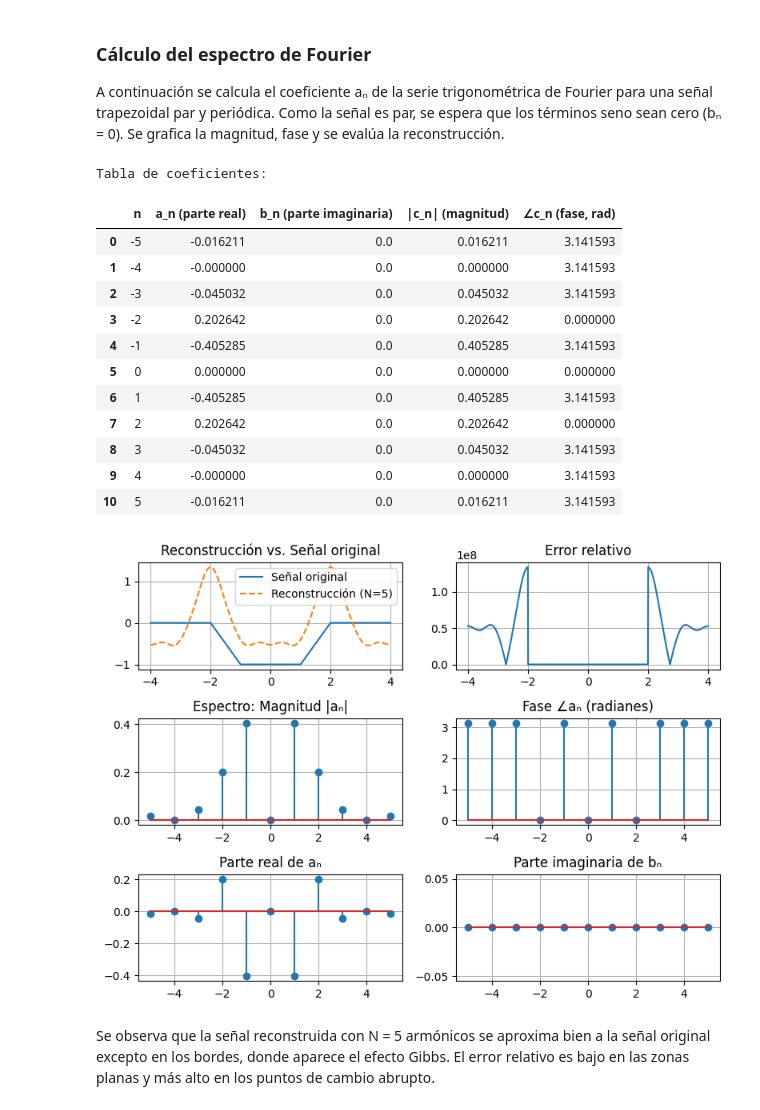
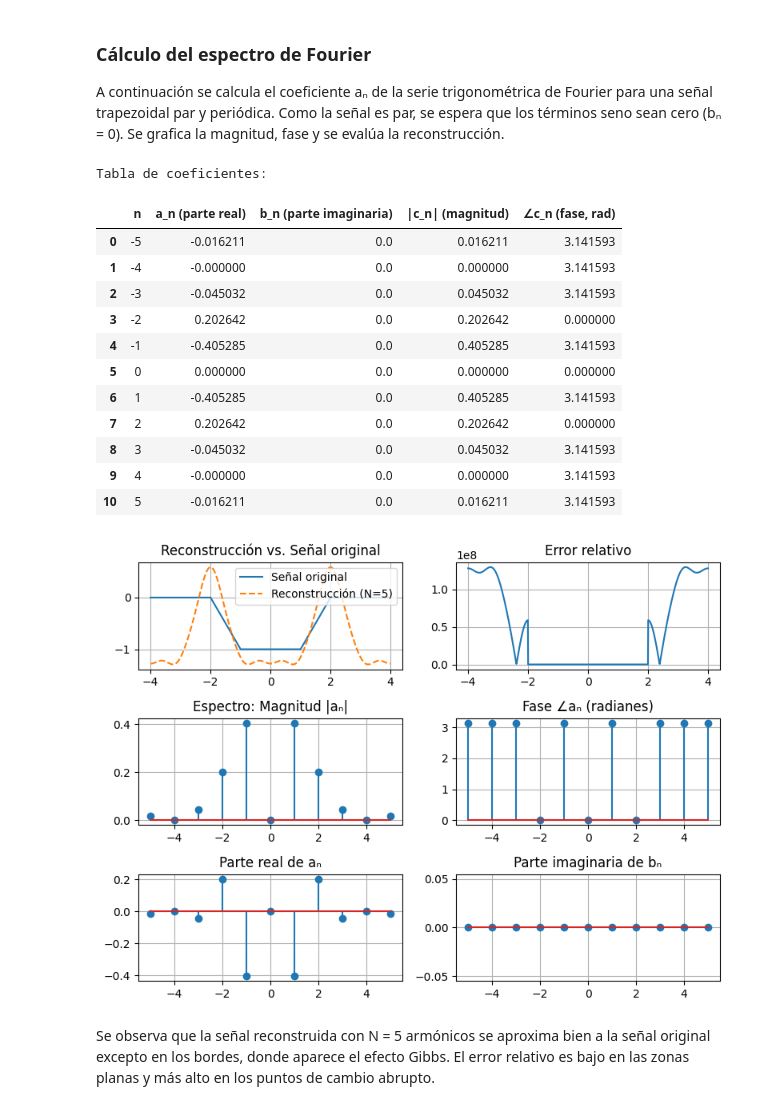
Before and after one commit to sofial47/senalesysistemas, a Jupyter notebook: cuaderno1parcialseñalesysistemas.ipynb, the cells around one changed output. Saved outputs shown, nothing was run; the diff lists cells and outputs as text; code cells hidden in the pictures.

```diff
--- a/cuaderno1parcialseñalesysistemas.ipynb
+++ b/cuaderno1parcialseñalesysistemas.ipynb
@@ -341,24 +341,26 @@ import matplotlib.pyplot as plt  # Librería para graficar
 import pandas as pd              # Librería para mostrar tabla de coeficientes
 
 # Parámetros de la señal trapezoidal
-A = 1         # Amplitud de la señal
+A = 1         # Amplitud de la señal; A es la altura absoluta de la señal en el tramo plano (va desde 0 hata -A Y asi) entonces le damos un valor "temporal"
 d1 = 1      # Extremo del tramo plano (interior)
-d2 = 2      # Extremo de las rampas (tramo inclinado)
-T = 2 * d2    # Periodo de la señal: desde -d2 a d2
+#en esta parte les damos valores a d1 y d2 para poder graficar (ya que sympy acepta los simbolos pero no me permite graficar, asi que tendria que dar muchas "vueltas"), siguiendo que 0<d1<d2;
+d2 = 2      # Extremo de las rampas (tramo inclinado); como aca estoy integrando por la parte trigonometrica solo se coge una "rampa" en este caso el lado derecho
+T = 2*d2   # Periodo de la señal: desde -d2 a d2; aca se cumple tf-ti=-d2-(d2)=2d2, ahi es donde se "activa" la grafica
 w0 = 2 * np.pi / T  # Frecuencia fundamental angular
 
 # Definición de los coeficientes a_n (solo cosenos porque la señal es par)
 def an(n):
     if n == 0:
-        return 0  # No hay componente DC ya que la señal es impar respecto a y=-A
-    factor = -4 * A / (T * (n * w0)**2 * (d2 - d1))  # Factor general
+       return 0  # No hay componente DC ya que la señal es impar respecto a y=-A
+    factor = -4 * A / (T * (n * w0)**2 * (d2 - d1))  # Factor general; se deduce a partir de la segunda derivada (segunda derivada suma de impulsos de Dirac y apalicando fourier nos da a)
     # Coeficiente a_n usando la segunda derivada (impulsos)
-    return factor * (np.cos(n * w0 * d1) - np.cos(n * w0 * d2))
+    return factor * (np.cos(n * w0 * d1) - np.cos(n * w0 * d2))#aca lo multiplica por lo demas
 
 # Definición de la señal original exacta por tramos (x(t))
 def x_exact(t):
-    t = np.array(t)
-    x = np.zeros_like(t)
+    t = np.array(t)#covierte t en un arreglo de numpy, almacena los puntos de tiempo donde queremos evaluar la señal, hace que cada operacion matematica se aplique a cada uno de esos tiempos individualmente
+    #x_exact va a calcular el valor de la señal en cada uno de esos momentos
+    x = np.zeros_like(t)#todos los elementos de este arreglo seran 0, tendra el mismo numero de elementos que t; se utiliza como un contenedor para construir la señal (x_exact define los inetravlos de tiempo en la rampa y los tramos planos), x va sumando esos valores de la señal en cada tramo; valores de la señal original
     m = A / (d2 - d1)  # Pendiente de las rampas
     # Tramo de rampa descendente (lado izquierdo)
     x += ((t > -d2) & (t < -d1)) * (-m * (t + d2))
@@ -370,30 +372,35 @@ def x_exact(t):
 
 # Reconstrucción de la señal usando la serie de Fourier
 N = 5  # Número de términos armónicos
-t_vals = np.linspace(-T, T, 1000)  # Vector de tiempo para graficar dos periodos
-x_recon = np.zeros_like(t_vals)    # Inicializamos la reconstrucción
+t_vals = np.linspace(-T, T, 1000)  # Vector de tiempo para graficar dos periodos; aca se cre un conjunto de puntos densos y uniforme para poder graficas la señal de forma continua
+x_recon = np.zeros_like(t_vals)    # Inicializamos la reconstrucción (reconstruccion e la señal a partir de fourier) (contiene 1000 elementos todos inicializados en 0);valores serie de fourier(coje los armonicos)
 
 # Sumamos los términos de la serie de Fourier
-for n in range(-N, N + 1):
-    a_n = an(abs(n)) if n != 0 else 0  # Como la señal es par, usamos |n|
-    x_recon += a_n * np.cos(n * w0 * t_vals)
+for n in range(-N, N + 1):#itera desde el numero de terminos de armonicos para reconstruir la señal (procesara todos los armonicos positivos y negativos)
+    if n != 0:
+        a_n_coeff = an(abs(n))#valor absoluto del indice armonico
+        x_recon += a_n_coeff * np.cos(n * w0 * t_vals)#el resultado a_n se multiplica por esa formula y se le suma ese x_recon (x_recon se inicializa a cero antes del bucle y va acumulando la suma de los términos cosenoidales de la serie de Fourier para cada armónico.)
+
+# Agregar el término DC (valor promedio de la señal en x_exact)
+DC_term = -A * (d1 + d2) / (2 * d2) # Promedio calculado por integración
+x_recon += DC_term# suma el promedio (DC) a cada elemento del array (x_recon) ya que x_recon ya tiene la suma de los terminos armonicos (de la serie de fourier); aca completo la reconstruccion de la señal incluyendo su valor promedio
 
 # Señal original evaluada en los mismos puntos
-x_true = x_exact(t_vals)
+x_true = x_exact(t_vals)#calcula los valores exactos de la señal trapezoidal original en los mismos puntos de tiempo utilizados para la reconstrucción de la serie de Fourier
 
 # Cálculo del error relativo entre señal original y reconstruida
 error = np.abs(x_recon - x_true)
-relative_error = error / (np.abs(x_true) + 1e-8)  # Añadimos valor pequeño para evitar división por cero
+relative_error = error / (np.abs(x_true) + 1e-8)  # Añadimos valor pequeño para evitar división por cero; si la señal original x_true es exactamente cero en algún punto de tiempo, dividir el error por cero resultaría en inf (infinito) o NaN (Not a Number), lo cual no es útil para visualizar o analizar el error.
 
 # Construcción del espectro de Fourier
-n_vals = np.arange(-N, N + 1)  # Valores de n (positivo y negativo)
-a_vals = np.array([an(abs(n)) if n != 0 else 0 for n in n_vals])  # Coeficientes reales a_n
+n_vals = np.arange(-N, N + 1)  # Valores de n (positivo y negativo); representa los indices de los armonicos; sirve para las posiciones de los graficos en el eje x de la serie de fourier (cada posciion en el x representa un armonico en especifico); como aca utilice N=5 se crea el array:[-5, -4, -3, -2, -1,  0,  1,  2,  3,  4,  5]
+a_vals = np.array([an(abs(n)) if n != 0 else 0 for n in n_vals])  # Coeficientes reales a_n; aca se calculan todos los a_n de la serie de fourier con todos los armonicos (distintos de 0) si toma n=0 el valor en el array a_vals es 0 ya que la componente DC se maneja de forma separada y los almacena en el array a_vals; esto nos va a ayudar a reconstruir el espectro de magnitud |a_n| y la parte real del espectro (a_n)
 b_vals = np.zeros_like(a_vals)     # Coeficientes imaginarios (cero por simetría par)
 mag_vals = np.abs(a_vals)          # Magnitud del espectro
 phase_vals = np.angle(a_vals)      # Fase del espectro
 
 # Creamos una tabla con los coeficientes para visualizar
-df = pd.DataFrame({
+df = pd.DataFrame({#aca se uriliza pandas, estamos haciendo el cuadrito de abajo donde se muestran los resultados, es un diccionario, lado izquierdo clave, lado derecho valor
     'n': n_vals,
     'a_n (parte real)': a_vals,
     'b_n (parte imaginaria)': b_vals,
@@ -408,59 +415,60 @@ plt.figure(figsize=(8, 6))
 
 # Reconstrucción vs señal original
 plt.subplot(3, 2, 1)
-plt.plot(t_vals, x_true, label="Señal original")
+# esos plt.subplot me permiten mostrar múltiples gráficos relacionados dentro de una sola figura para una mejor comparación y visualización; se divide en 3 filas, 2columnas, 1 el indice del suplot (donde va ubicado); de izquierda a derecha de arriba hacia abajo (asi se ubican)
+plt.plot(t_vals, x_true, label="Señal original")#eje x, eje y, y la etiqueta (la leyenda, el nombre)
 plt.plot(t_vals, x_recon, '--', label="Reconstrucción (N=5)")
 plt.title("Reconstrucción vs. Señal original")
 plt.legend()
-plt.grid(True)
+plt.grid()
 
 # Gráfico del error relativo
 plt.subplot(3, 2, 2)
 plt.plot(t_vals, relative_error)
 plt.title("Error relativo")
-plt.grid(True)
+plt.grid()
 
 # Espectro de magnitud
 plt.subplot(3, 2, 3)
 plt.stem(n_vals, mag_vals)
 plt.title("Espectro: Magnitud |aₙ|")
-plt.grid(True)
+plt.grid()
 
 # Fase del espectro
 plt.subplot(3, 2, 4)
 plt.stem(n_vals, phase_vals)
 plt.title("Fase ∠aₙ (radianes)")
-plt.grid(True)
+plt.grid()
 
 # Parte real
 plt.subplot(3, 2, 5)
 plt.stem(n_vals, a_vals)
 plt.title("Parte real de aₙ")
-plt.grid(True)
+plt.grid(T)
 
 # Parte imaginaria (debería ser cero)
 plt.subplot(3, 2, 6)
 plt.stem(n_vals, b_vals)
 plt.title("Parte imaginaria de bₙ")
-plt.grid(True)
+plt.grid()
 
 plt.tight_layout()
 plt.show()
 # %% [output]
 Tabla de coeficientes:
 |  | n | a_n (parte real) | b_n (parte imaginaria) | |c_n| (magnitud) | ∠c_n (fase, rad) |
 | 0 | -5 | -0.016211 | 0.0 | 0.016211 | 3.141593 |
 | 1 | -4 | -0.000000 | 0.0 | 0.000000 | 3.141593 |
 | 2 | -3 | -0.045032 | 0.0 | 0.045032 | 3.141593 |
 | 3 | -2 | 0.202642 | 0.0 | 0.202642 | 0.000000 |
 | 4 | -1 | -0.405285 | 0.0 | 0.405285 | 3.141593 |
 | 5 | 0 | 0.000000 | 0.0 | 0.000000 | 0.000000 |
 | 6 | 1 | -0.405285 | 0.0 | 0.405285 | 3.141593 |
 | 7 | 2 | 0.202642 | 0.0 | 0.202642 | 0.000000 |
 | 8 | 3 | -0.045032 | 0.0 | 0.045032 | 3.141593 |
 | 9 | 4 | -0.000000 | 0.0 | 0.000000 | 3.141593 |
 | 10 | 5 | -0.016211 | 0.0 | 0.016211 | 3.141593 |
-[figure, old version]
+[figure, new version]
 # %% [markdown]
 Se observa que la señal reconstruida con N = 5 armónicos se aproxima bien a la señal original excepto en los bordes, donde aparece el efecto Gibbs. El error relativo es bajo en las zonas planas y más alto en los puntos de cambio abrupto.
 # %%
```
